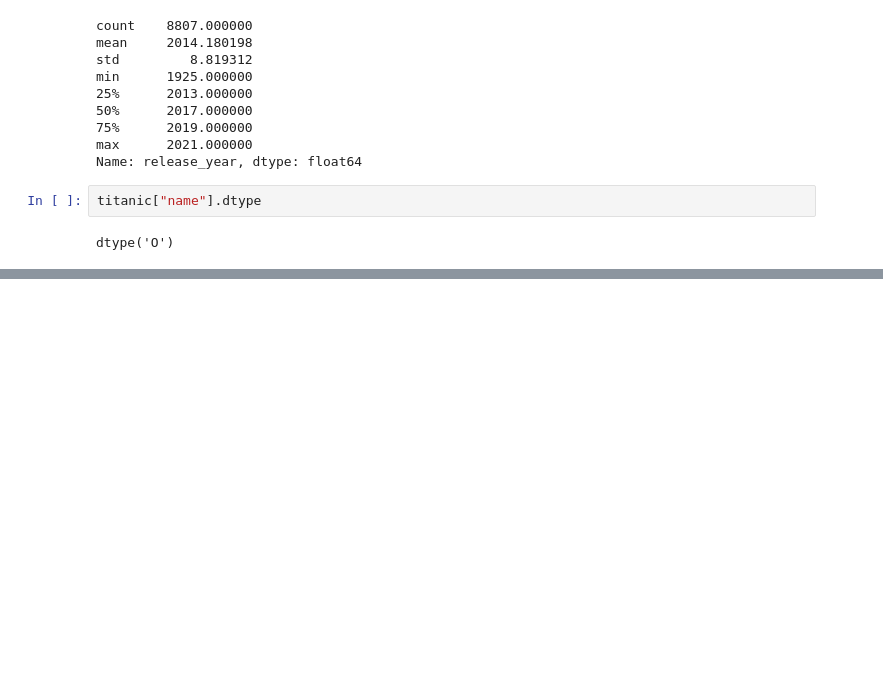
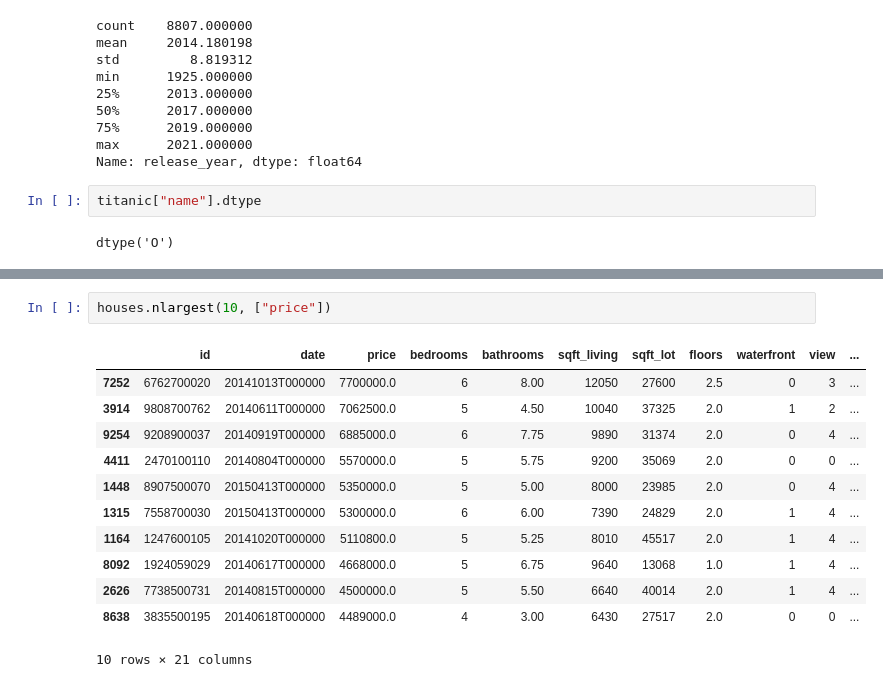
Before and after one commit to halimocakli/Data-Analysis-And-Visualization, a Jupyter notebook: 03-Series&Columns/03_SeriesAndColumns.ipynb, the cells around one changed output, grey strips where cells are left out. Cells and saved outputs as stored; diff of their text form; blank space fills up the shorter version.

```diff
--- a/03-Series&Columns/03_SeriesAndColumns.ipynb
+++ b/03-Series&Columns/03_SeriesAndColumns.ipynb
@@ -411,0 +524,15 @@ dtype('O')
+# %%
+houses.nlargest(10, ["price"])
+# %% [output]
+|  | id | date | price | bedrooms | bathrooms | sqft_living | sqft_lot | floors | waterfront | view | ... |
+| 7252 | 6762700020 | 20141013T000000 | 7700000.0 | 6 | 8.00 | 12050 | 27600 | 2.5 | 0 | 3 | ... |
+| 3914 | 9808700762 | 20140611T000000 | 7062500.0 | 5 | 4.50 | 10040 | 37325 | 2.0 | 1 | 2 | ... |
+| 9254 | 9208900037 | 20140919T000000 | 6885000.0 | 6 | 7.75 | 9890 | 31374 | 2.0 | 0 | 4 | ... |
+| 4411 | 2470100110 | 20140804T000000 | 5570000.0 | 5 | 5.75 | 9200 | 35069 | 2.0 | 0 | 0 | ... |
+| 1448 | 8907500070 | 20150413T000000 | 5350000.0 | 5 | 5.00 | 8000 | 23985 | 2.0 | 0 | 4 | ... |
+| 1315 | 7558700030 | 20150413T000000 | 5300000.0 | 6 | 6.00 | 7390 | 24829 | 2.0 | 1 | 4 | ... |
+| 1164 | 1247600105 | 20141020T000000 | 5110800.0 | 5 | 5.25 | 8010 | 45517 | 2.0 | 1 | 4 | ... |
+| 8092 | 1924059029 | 20140617T000000 | 4668000.0 | 5 | 6.75 | 9640 | 13068 | 1.0 | 1 | 4 | ... |
+| 2626 | 7738500731 | 20140815T000000 | 4500000.0 | 5 | 5.50 | 6640 | 40014 | 2.0 | 1 | 4 | ... |
+| 8638 | 3835500195 | 20140618T000000 | 4489000.0 | 4 | 3.00 | 6430 | 27517 | 2.0 | 0 | 0 | ... |
+10 rows × 21 columns
```
Also changed, not shown: parts of 31 cells of this notebook.
